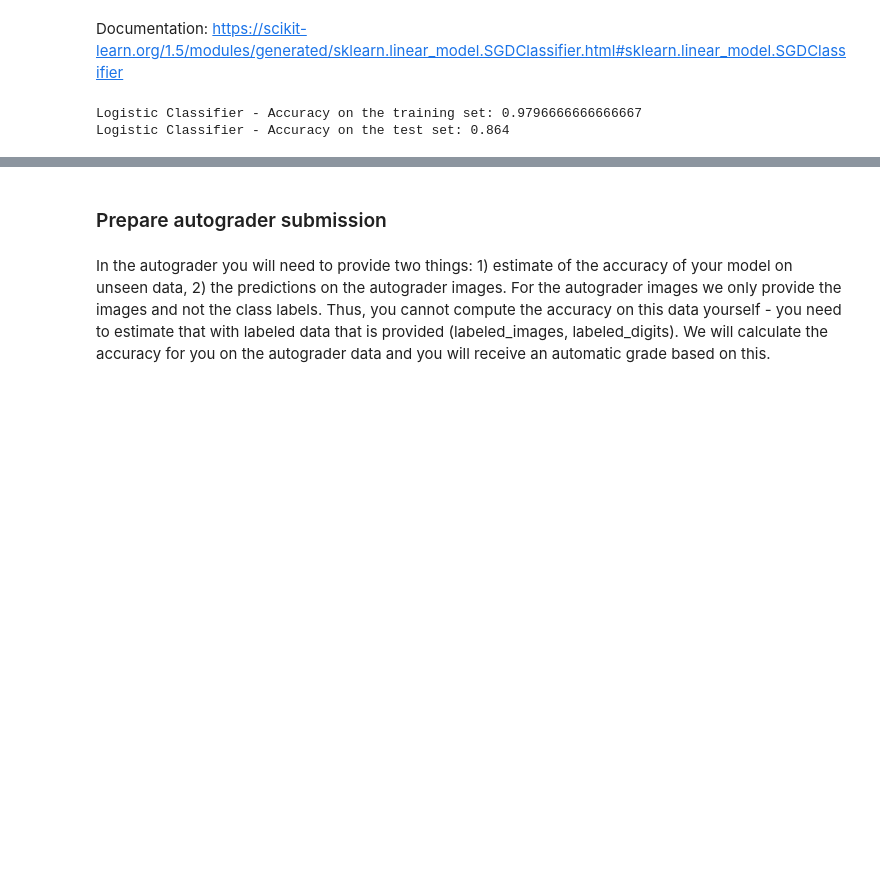
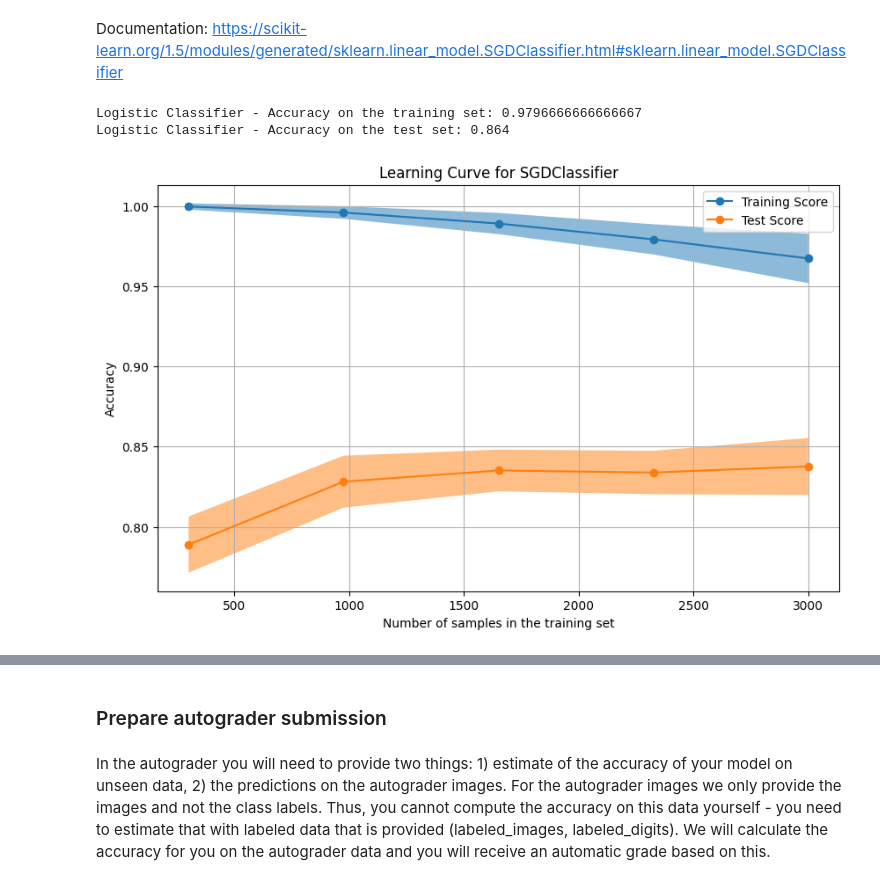
Before and after one commit to selinceydeli/Digit_Classification_Machine_Learning_Project, a Jupyter notebook: Digit_Classification_Code.ipynb, the cells around one changed output, grey strips where cells are left out. Drawn from its saved outputs; the diff is of its cells as text; code cells hidden in the pictures; blank space fills up the shorter version.

Commit message:
training and learning curves are added

```diff
--- a/Digit_Classification_Code.ipynb
+++ b/Digit_Classification_Code.ipynb
@@ -65,7 +65,8 @@ y = labeled_digits
 X_train, X_test, y_train, y_test = train_test_split(X, y, test_size=0.2, random_state=0)
 
 # SGDClassifier with loss='log_loss' is equivalent to logistic regression trained with SGD
-clf = SGDClassifier(loss='log_loss', max_iter=1000, tol=1e-3, random_state=0)
+# Default: max_iter = 1000
+clf = SGDClassifier(loss='log_loss', random_state=0)
 
 clf.fit(X_train, y_train)
 y_pred = clf.predict(X_train)
@@ -78,3 +79,28 @@ print('Logistic Classifier - Accuracy on the test set:', accuracy)
 # %% [output]
 Logistic Classifier - Accuracy on the training set: 0.9796666666666667
 Logistic Classifier - Accuracy on the test set: 0.864
+# %%
+from sklearn.model_selection import LearningCurveDisplay, ShuffleSplit
+
+fig, ax = plt.subplots(figsize=(10, 6))
+
+common_params = {
+    "X": X,
+    "y": y,
+    "train_sizes": np.linspace(0.1, 1.0, 5),
+    "cv": ShuffleSplit(n_splits=50, test_size=0.2, random_state=0),
+    "score_type": "both",
+    "n_jobs": 4,
+    "line_kw": {"marker": "o"},
+    "std_display_style": "fill_between",
+    "score_name": "Accuracy",
+}
+
+LearningCurveDisplay.from_estimator(clf, **common_params, ax=ax)
+handles, labels = ax.get_legend_handles_labels()
+ax.legend(handles[:2], ["Training Score", "Test Score"])
+ax.set_title(f"Learning Curve for {clf.__class__.__name__}")
+ax.grid()
+plt.show()
+# %% [output]
+[figure, added]
```
Also changed, not shown: parts of 6 cells of this notebook, 1 other file.
